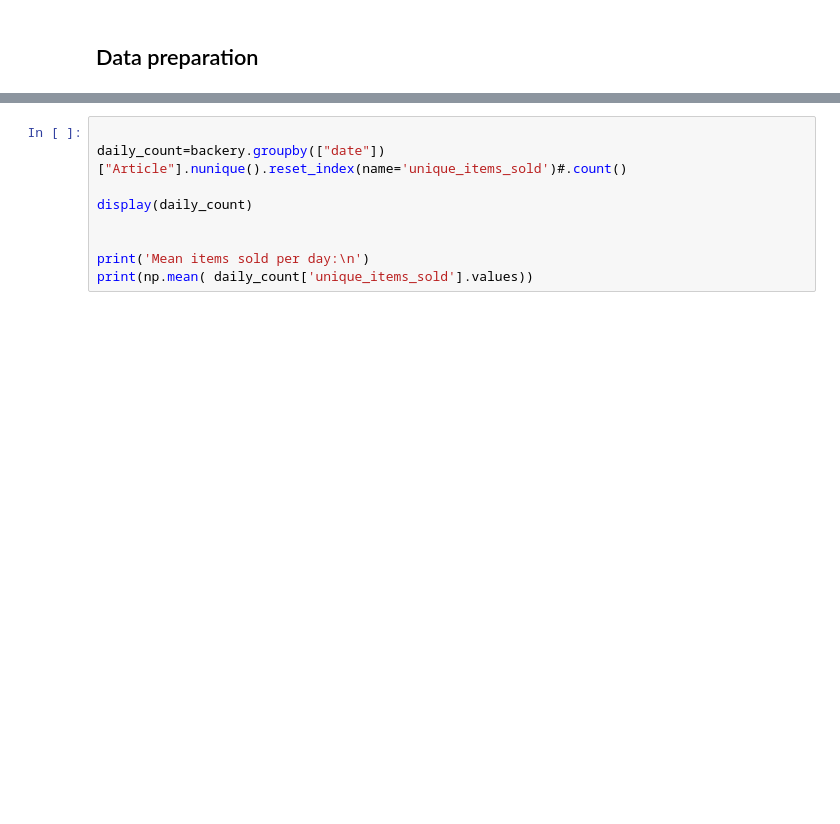
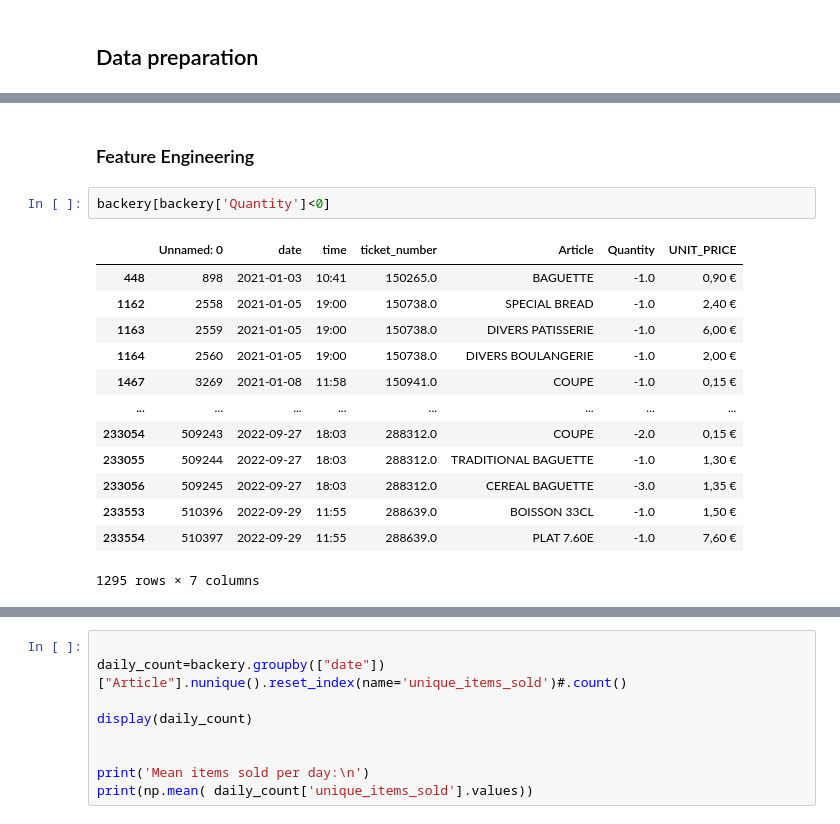
Before and after one commit to msbeigi/sale-analysis, a Jupyter notebook: backery_sale.ipynb, the cells around one changed output, grey strips where cells are left out. Cells and saved outputs as stored; diff of their text form; blank space fills up the shorter version.

```diff
--- a/backery_sale.ipynb
+++ b/backery_sale.ipynb
@@ -197,0 +181,18 @@ merged_data[merged_data['is_freezing_day']==True]
+# %% [markdown]
+### Feature Engineering
+# %%
+backery[backery['Quantity']<0]
+# %% [output]
+|  | Unnamed: 0 | date | time | ticket_number | Article | Quantity | UNIT_PRICE |
+| 448 | 898 | 2021-01-03 | 10:41 | 150265.0 | BAGUETTE | -1.0 | 0,90 € |
+| 1162 | 2558 | 2021-01-05 | 19:00 | 150738.0 | SPECIAL BREAD | -1.0 | 2,40 € |
+| 1163 | 2559 | 2021-01-05 | 19:00 | 150738.0 | DIVERS PATISSERIE | -1.0 | 6,00 € |
+| 1164 | 2560 | 2021-01-05 | 19:00 | 150738.0 | DIVERS BOULANGERIE | -1.0 | 2,00 € |
+| 1467 | 3269 | 2021-01-08 | 11:58 | 150941.0 | COUPE | -1.0 | 0,15 € |
+| ... | ... | ... | ... | ... | ... | ... | ... |
+| 233054 | 509243 | 2022-09-27 | 18:03 | 288312.0 | COUPE | -2.0 | 0,15 € |
+| 233055 | 509244 | 2022-09-27 | 18:03 | 288312.0 | TRADITIONAL BAGUETTE | -1.0 | 1,30 € |
+| 233056 | 509245 | 2022-09-27 | 18:03 | 288312.0 | CEREAL BAGUETTE | -3.0 | 1,35 € |
+| 233553 | 510396 | 2022-09-29 | 11:55 | 288639.0 | BOISSON 33CL | -1.0 | 1,50 € |
+| 233554 | 510397 | 2022-09-29 | 11:55 | 288639.0 | PLAT 7.60E | -1.0 | 7,60 € |
+1295 rows × 7 columns
```
Also changed, not shown: parts of 19 cells of this notebook.
